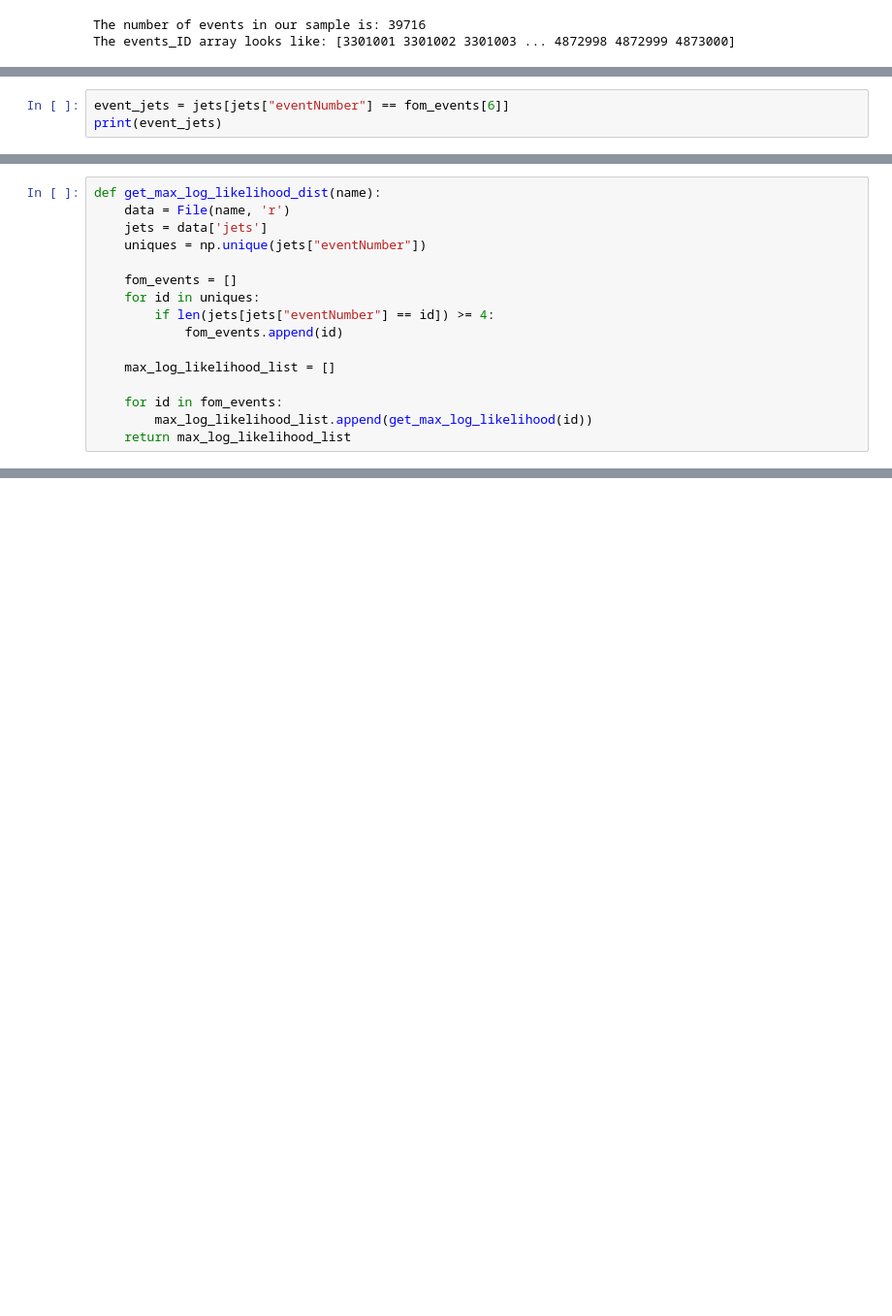
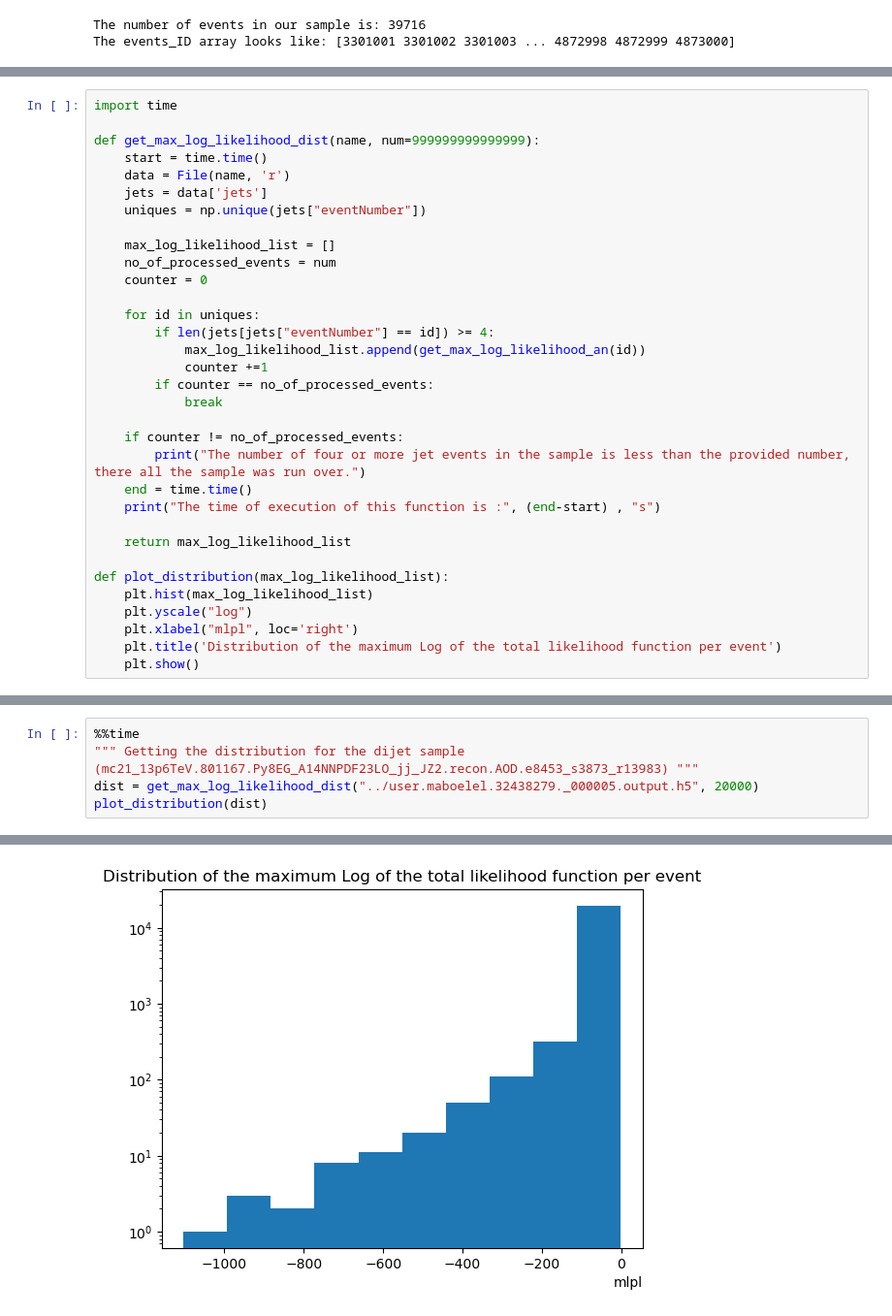
Before and after one commit to abdelllrazekkk/DIPZ_Workflow, a Jupyter notebook: ER_Algorithm.ipynb, the cells around one changed output, grey strips where cells are left out. Shown: that part at 97% size. Saved outputs shown, nothing was run; the diff lists cells and outputs as text; blank space fills up the shorter version.

Commit message:
Added the analytical method to the MLPL calculator

```diff
--- a/ER_Algorithm.ipynb
+++ b/ER_Algorithm.ipynb
@@ -72,3 +60,0 @@ Wall time: 18min 1s
-# %%
-event_jets = jets[jets["eventNumber"] == fom_events[6]]
-print(event_jets)
@@ -149,16 +185,33 @@ for id in fom_events:
 # %%
-def get_max_log_likelihood_dist(name):
+import time
+
+def get_max_log_likelihood_dist(name, num=999999999999999):
+    start = time.time()
     data = File(name, 'r')
     jets = data['jets']
     uniques = np.unique(jets["eventNumber"])
 
-    fom_events = []
+    max_log_likelihood_list = []
+    no_of_processed_events = num
+    counter = 0
+
     for id in uniques:
         if len(jets[jets["eventNumber"] == id]) >= 4:
-            fom_events.append(id)
+            max_log_likelihood_list.append(get_max_log_likelihood_an(id))
+            counter +=1
+        if counter == no_of_processed_events:
+            break
 
-    max_log_likelihood_list = []
+    if counter != no_of_processed_events:
+        print("The number of four or more jet events in the sample is less than the provided number, there all the sample was run over.")
+    end = time.time()
+    print("The time of execution of this function is :", (end-start) , "s")
 
-    for id in fom_events:
-        max_log_likelihood_list.append(get_max_log_likelihood(id))
     return max_log_likelihood_list
+
+def plot_distribution(max_log_likelihood_list):
+    plt.hist(max_log_likelihood_list)
+    plt.yscale("log")
+    plt.xlabel("mlpl", loc='right')
+    plt.title('Distribution of the maximum Log of the total likelihood function per event')
+    plt.show()
@@ -172,0 +218,6 @@ plt.show()
+# %%
+%%time
+""" Getting the distribution for the dijet sample (mc21_13p6TeV.801167.Py8EG_A14NNPDF23LO_jj_JZ2.recon.AOD.e8453_s3873_r13983) """
+dist = get_max_log_likelihood_dist("../user.maboelel.32438279._000005.output.h5", 20000)
+plot_distribution(dist)
+# %% [output]
@@ -172,0 +225 @@ plt.show()
+[figure, added]
```
Also changed, not shown: parts of 20 cells of this notebook.
